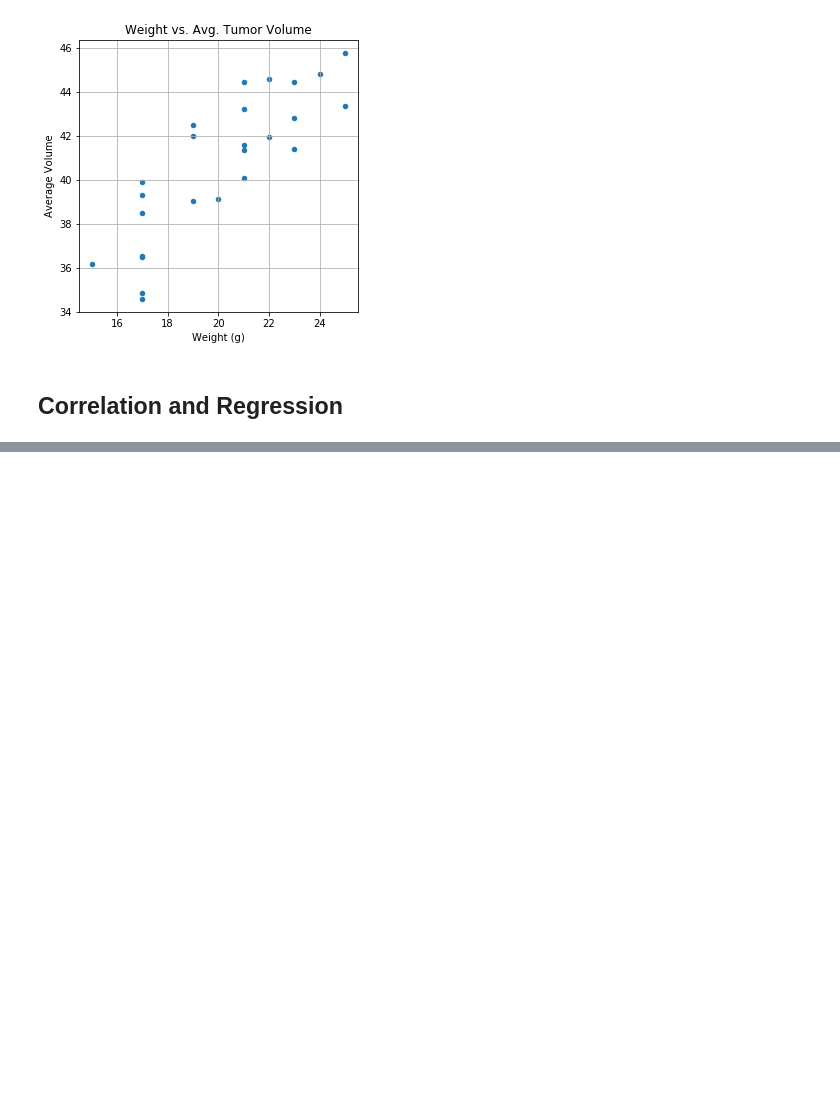
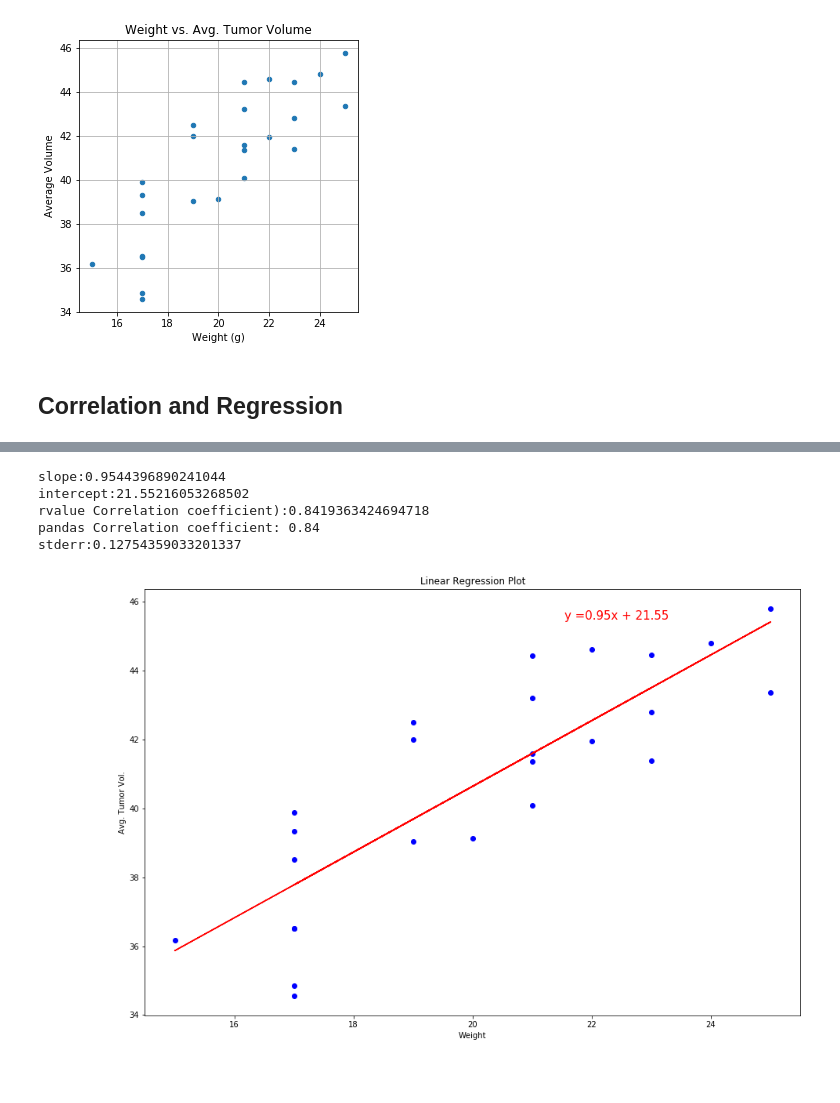
Before and after one commit to ybgandhi/matplotlib-challenge, a Jupyter notebook: Pymaceuticals/pymaceuticals_starter.ipynb, the cells around one changed output, grey strips where cells are left out. Saved outputs shown, nothing was run; the diff lists cells and outputs as text; code cells hidden in the pictures; blank space fills up the shorter version.

Commit message:
Linear Regression

```diff
--- a/Pymaceuticals/pymaceuticals_starter.ipynb
+++ b/Pymaceuticals/pymaceuticals_starter.ipynb
@@ -287,0 +316,36 @@ plt.show()
+# %%
+# import linear regression module
+from scipy.stats import linregress
+
+# assign values
+x = avg_capomulin["Weight (g)"]
+y = avg_capomulin["Average Volume"]
+(slope, intercept, rvalue, pvalue, stderr) = linregress(x,y)
+regress = x * slope + intercept
+
+print(f"slope:{slope}")
+print(f"intercept:{intercept}")
+print(f"rvalue Correlation coefficient):{rvalue}")
+print(f'pandas Correlation coefficient: {round(correlation[0],2)}')
+print(f"stderr:{stderr}")
+
+
+lin_eq = "y =" + str(round(slope,2)) + "x + " + str(round(intercept, 2))
+fig1, ax1 = plt.subplots(figsize=(15, 10))
+plt.scatter(x,y, color="blue")
+plt.plot(x, regress,"r-")
+plt.annotate(lin_eq,(6,10),fontsize=12,color="red")
+plt.title("Linear Regression Plot")
+plt.xlabel("Weight")
+plt.ylabel("Avg. Tumor Vol.")
+ax1.annotate(lin_eq, xy=(20, 40), xycoords='data',xytext=(0.8, 0.95), textcoords='axes fraction',
+             horizontalalignment='right', verticalalignment='top',fontsize=15,color="red")
+plt.savefig("../actual outcomes/Linear Regression.png",bbox_inches="tight")
+plt.show()
+# %% [output]
+slope:0.9544396890241044
+intercept:21.55216053268502
+rvalue Correlation coefficient):0.8419363424694718
+pandas Correlation coefficient: 0.84
+stderr:0.12754359033201337
+[figure, added]
```
Also changed, not shown: parts of 2 cells of this notebook, 1 other file.
